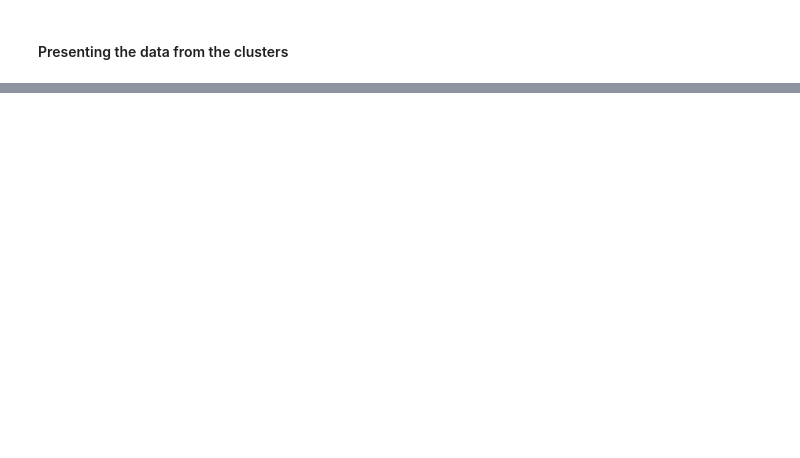
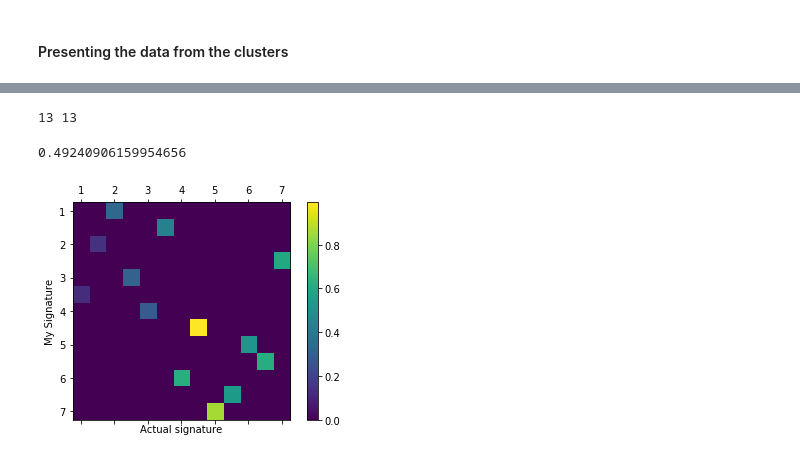
Before and after one commit to naveenr414/NMF, a Jupyter notebook: notebook/Epsilon Neighbor Graph.ipynb, the cells around one changed output, grey strips where cells are left out. Cells and saved outputs as stored; diff of their text form; code cells hidden in the pictures; blank space fills up the shorter version.

```diff
--- a/notebook/Epsilon Neighbor Graph.ipynb
+++ b/notebook/Epsilon Neighbor Graph.ipynb
@@ -327,0 +467,41 @@ distanceGraph(allData).shape
+# %%
+def cosineTable(a,b):
+    """Show Best runs the Hungarian algorithm to determine the best matching"""
+
+    print(len(b),len(a))
+    similarities = [[scipy.spatial.distance.cosine(a[i],b[j]) for j in range(len(b))] for i in range(len(a))]
+    similarities = np.array(similarities)
+    numSignatures = len(similarities)
+
+    s = 0
+
+    row,col = scipy.optimize.linear_sum_assignment(similarities)
+    best = [[False for i in range(numSignatures)] for j in range(numSignatures)]
+
+    for i in range(len(row)):
+        s+=similarities[row[i],col[i]]
+        best[row[i]][col[i]] = True
+
+    similarities[np.logical_not(best)] = 0
+
+    fig = plt.figure()
+    ax = fig.add_subplot(111)
+    m = ax.matshow(similarities)
+    fig.colorbar(m)
+
+    plt.ylabel("My Signature")
+    plt.xlabel("Actual signature")
+    ax.set_xticklabels(['']+list(range(1,numSignatures+1)))
+    ax.set_yticklabels(['']+list(range(1,numSignatures+1)))
+
+    return s/numSignatures
+# %%
+ourSignatures = factorData(k=13)['Epsilon'][0].T
+# %%
+theirSignatures = findBreastSignatures()
+# %%
+cosineTable(ourSignatures,theirSignatures)
+# %% [output]
+13 13
+0.49240906159954656
+[figure, added]
```
Also changed, not shown: parts of 25 cells of this notebook, 2 other files.
